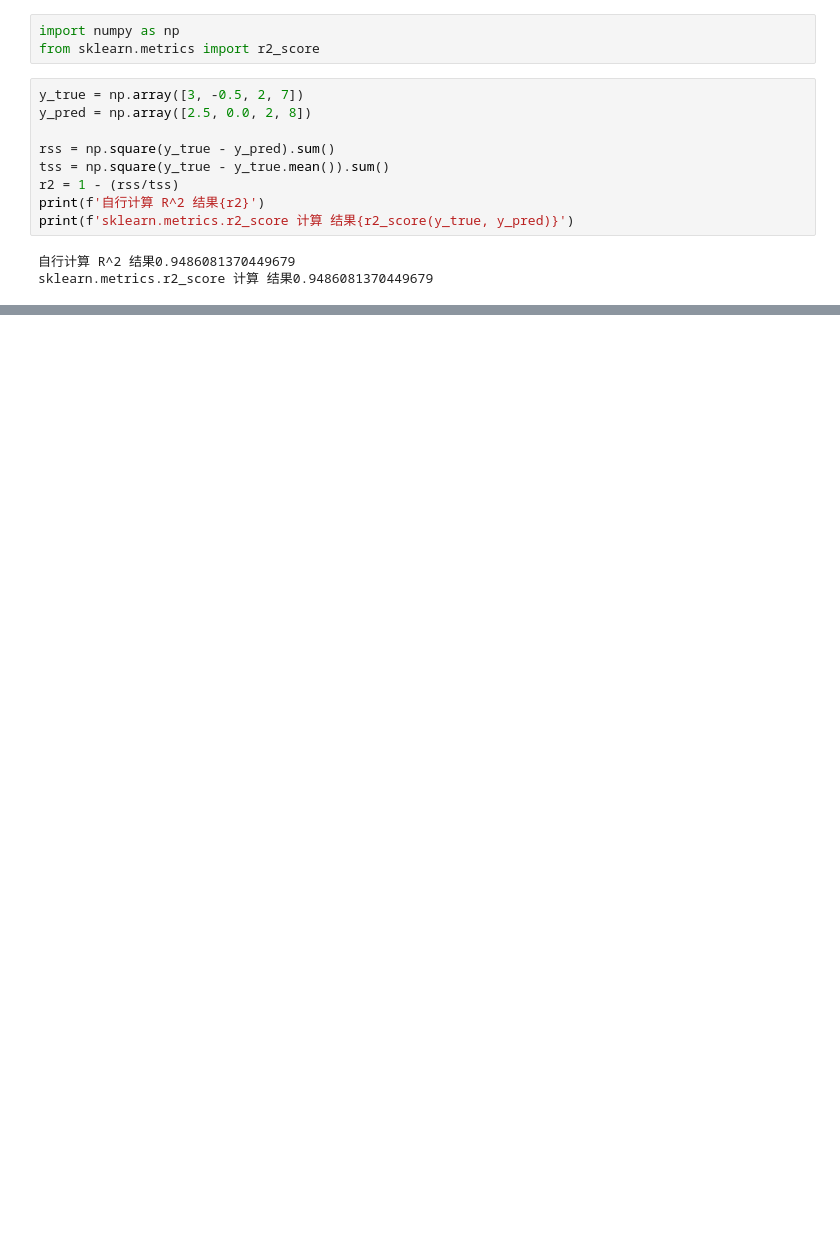
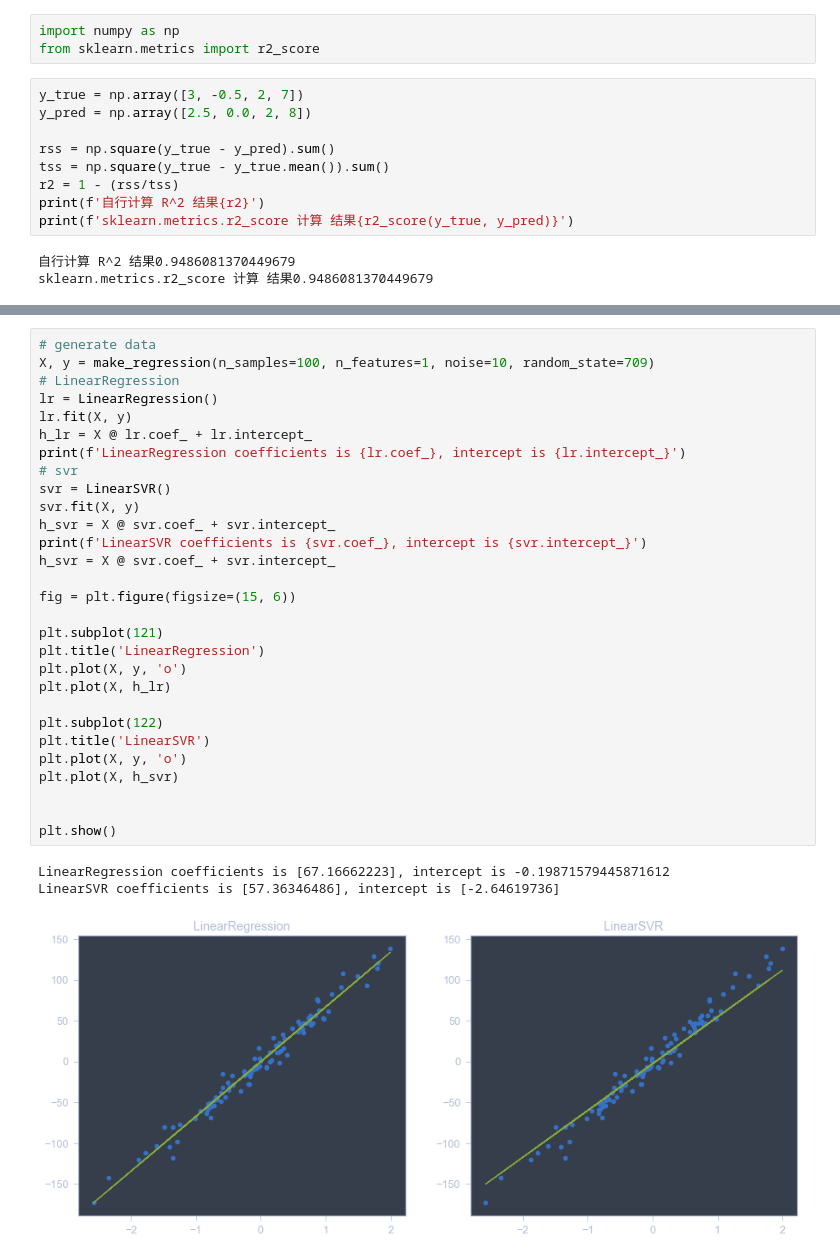
Before and after one commit to szlevinli/studyAI, a Jupyter notebook: notebook/AIE20_W04_HW_ML.ipynb, the cells around one changed output, grey strips where cells are left out. Saved outputs shown, nothing was run; the diff lists cells and outputs as text; blank space fills up the shorter version.

```diff
--- a/notebook/AIE20_W04_HW_ML.ipynb
+++ b/notebook/AIE20_W04_HW_ML.ipynb
@@ -155,0 +165,33 @@ sklearn.metrics.r2_score 计算 结果0.9486081370449679
+# %%
+# generate data
+X, y = make_regression(n_samples=100, n_features=1, noise=10, random_state=709)
+# LinearRegression
+lr = LinearRegression()
+lr.fit(X, y)
+h_lr = X @ lr.coef_ + lr.intercept_
+print(f'LinearRegression coefficients is {lr.coef_}, intercept is {lr.intercept_}')
+# svr
+svr = LinearSVR()
+svr.fit(X, y)
+h_svr = X @ svr.coef_ + svr.intercept_
+print(f'LinearSVR coefficients is {svr.coef_}, intercept is {svr.intercept_}')
+h_svr = X @ svr.coef_ + svr.intercept_
+
+fig = plt.figure(figsize=(15, 6))
+
+plt.subplot(121)
+plt.title('LinearRegression')
+plt.plot(X, y, 'o')
+plt.plot(X, h_lr)
+
+plt.subplot(122)
+plt.title('LinearSVR')
+plt.plot(X, y, 'o')
+plt.plot(X, h_svr)
+
+
+plt.show()
+# %% [output]
+LinearRegression coefficients is [67.16662223], intercept is -0.19871579445871612
+LinearSVR coefficients is [57.36346486], intercept is [-2.64619736]
+[figure, added]
```
Also changed, not shown: parts of 3 cells of this notebook.
